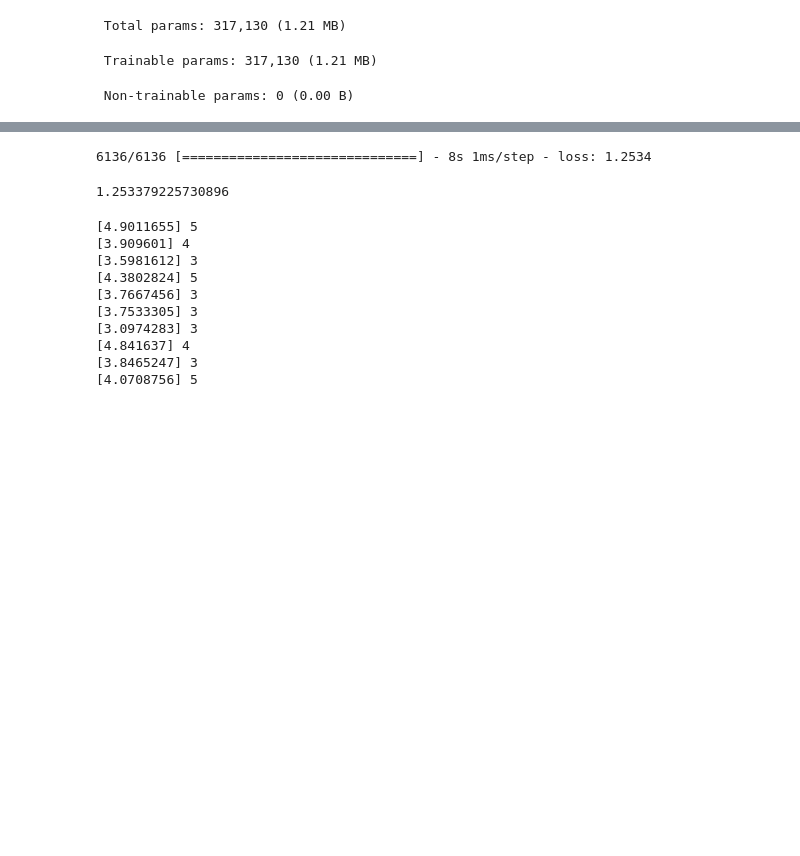
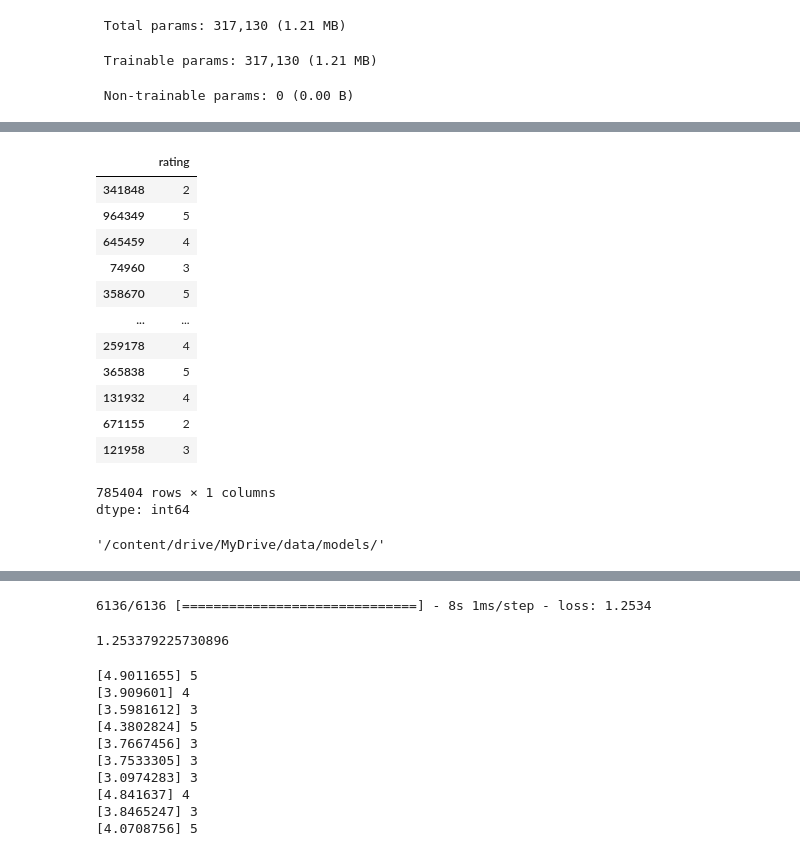
Before and after one commit to Aravinda89/collaborative_filtering, a Jupyter notebook: Recommendation_System_Books.ipynb, the cells around one changed output, grey strips where cells are left out. Saved outputs shown, nothing was run; the diff lists cells and outputs as text; code cells hidden in the pictures; blank space fills up the shorter version.

```diff
--- a/Recommendation_System_Books.ipynb
+++ b/Recommendation_System_Books.ipynb
@@ -160,0 +196,17 @@ Model: "functional"
+# %%
+train.rating
+# %% [output]
+|  | rating |
+| 341848 | 2 |
+| 964349 | 5 |
+| 645459 | 4 |
+| 74960 | 3 |
+| 358670 | 5 |
+| ... | ... |
+| 259178 | 4 |
+| 365838 | 5 |
+| 131932 | 4 |
+| 671155 | 2 |
+| 121958 | 3 |
+785404 rows × 1 columns
+dtype: int64
@@ -161,3 +215,8 @@ Model: "functional"
+# %%
+model_dir = root_dir+'/models/'
+model_dir
+# %% [output]
+'/content/drive/MyDrive/data/models/'
 # %%
 from keras.models import load_model
 
```
Also changed, not shown: parts of 5 cells of this notebook.
